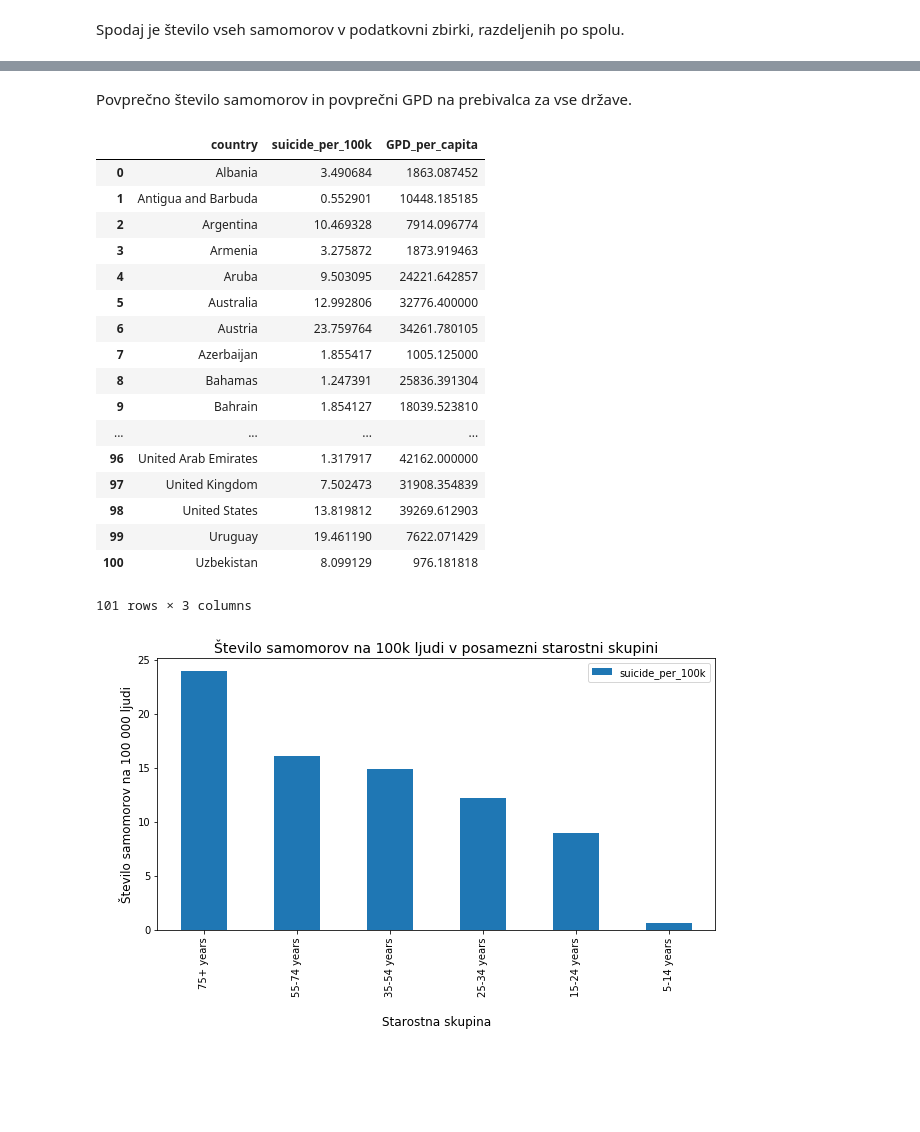
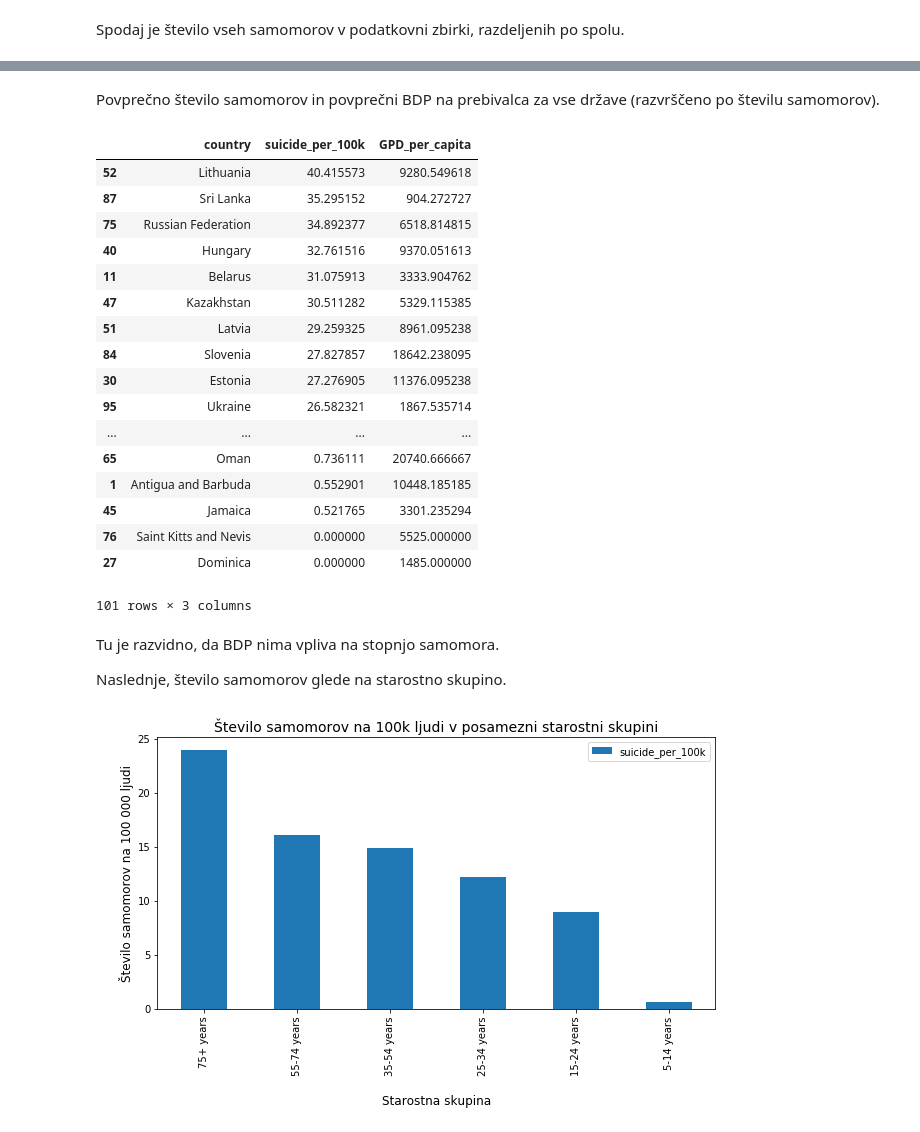
Before and after one commit to np6818/PR19NPZPTK, a Jupyter notebook: project_code.ipynb, the cells around one changed output, grey strips where cells are left out. Saved outputs shown, nothing was run; the diff lists cells and outputs as text; code cells hidden in the pictures; blank space fills up the shorter version.

```diff
--- a/project_code.ipynb
+++ b/project_code.ipynb
@@ -84,31 +86,35 @@ graf = df.plot(kind='bar', x='sex', legend=False)
 # %% [markdown]
-Povprečno število samomorov in povprečni GPD na prebivalca za vse države.
+Povprečno število samomorov in povprečni BDP na prebivalca za vse države (razvrščeno po številu samomorov).
 # %%
 df2 = main[["country", "suicide_per_100k"]]
 df2 = df2.groupby(['country'], as_index=False).mean()
 df3 = main[["country", "GPD_per_capita"]]
 df3 = df3.groupby(['country'], as_index=False).mean()
 df2['GPD_per_capita'] = df3['GPD_per_capita']
-df2
+df2.sort_values(by=['suicide_per_100k'], ascending=False)
 # %% [output]
 |  | country | suicide_per_100k | GPD_per_capita |
-| 0 | Albania | 3.490684 | 1863.087452 |
+| 52 | Lithuania | 40.415573 | 9280.549618 |
+| 87 | Sri Lanka | 35.295152 | 904.272727 |
+| 75 | Russian Federation | 34.892377 | 6518.814815 |
+| 40 | Hungary | 32.761516 | 9370.051613 |
+| 11 | Belarus | 31.075913 | 3333.904762 |
+| 47 | Kazakhstan | 30.511282 | 5329.115385 |
+| 51 | Latvia | 29.259325 | 8961.095238 |
+| 84 | Slovenia | 27.827857 | 18642.238095 |
+| 30 | Estonia | 27.276905 | 11376.095238 |
+| 95 | Ukraine | 26.582321 | 1867.535714 |
+| ... | ... | ... | ... |
+| 65 | Oman | 0.736111 | 20740.666667 |
 | 1 | Antigua and Barbuda | 0.552901 | 10448.185185 |
-| 2 | Argentina | 10.469328 | 7914.096774 |
-| 3 | Armenia | 3.275872 | 1873.919463 |
-| 4 | Aruba | 9.503095 | 24221.642857 |
-| 5 | Australia | 12.992806 | 32776.400000 |
-| 6 | Austria | 23.759764 | 34261.780105 |
-| 7 | Azerbaijan | 1.855417 | 1005.125000 |
-| 8 | Bahamas | 1.247391 | 25836.391304 |
-| 9 | Bahrain | 1.854127 | 18039.523810 |
-| ... | ... | ... | ... |
-| 96 | United Arab Emirates | 1.317917 | 42162.000000 |
-| 97 | United Kingdom | 7.502473 | 31908.354839 |
-| 98 | United States | 13.819812 | 39269.612903 |
-| 99 | Uruguay | 19.461190 | 7622.071429 |
-| 100 | Uzbekistan | 8.099129 | 976.181818 |
+| 45 | Jamaica | 0.521765 | 3301.235294 |
+| 76 | Saint Kitts and Nevis | 0.000000 | 5525.000000 |
+| 27 | Dominica | 0.000000 | 1485.000000 |
 101 rows × 3 columns
+# %% [markdown]
+Tu je razvidno, da BDP nima vpliva na stopnjo samomora.
+
+Naslednje, število samomorov glede na starostno skupino.
 # %%
 df = main[['age','suicide_per_100k']]
 df1 = df.groupby(['age'], as_index=False).mean().sort_values(by=['suicide_per_100k'], ascending=False)
```
Also changed, not shown: parts of 4 cells of this notebook.
